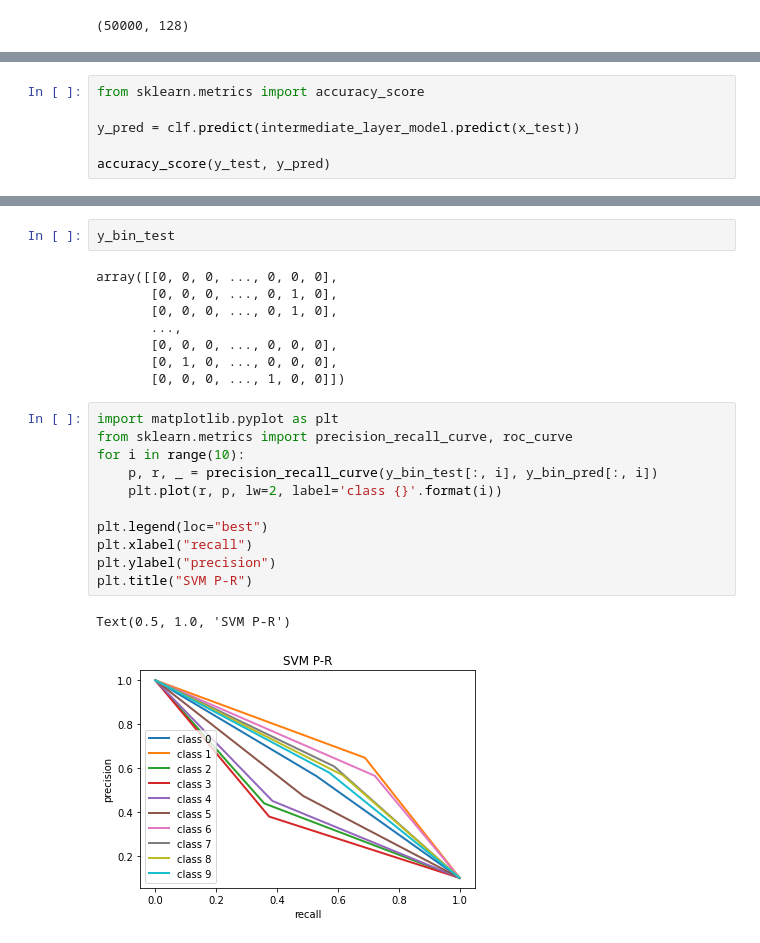
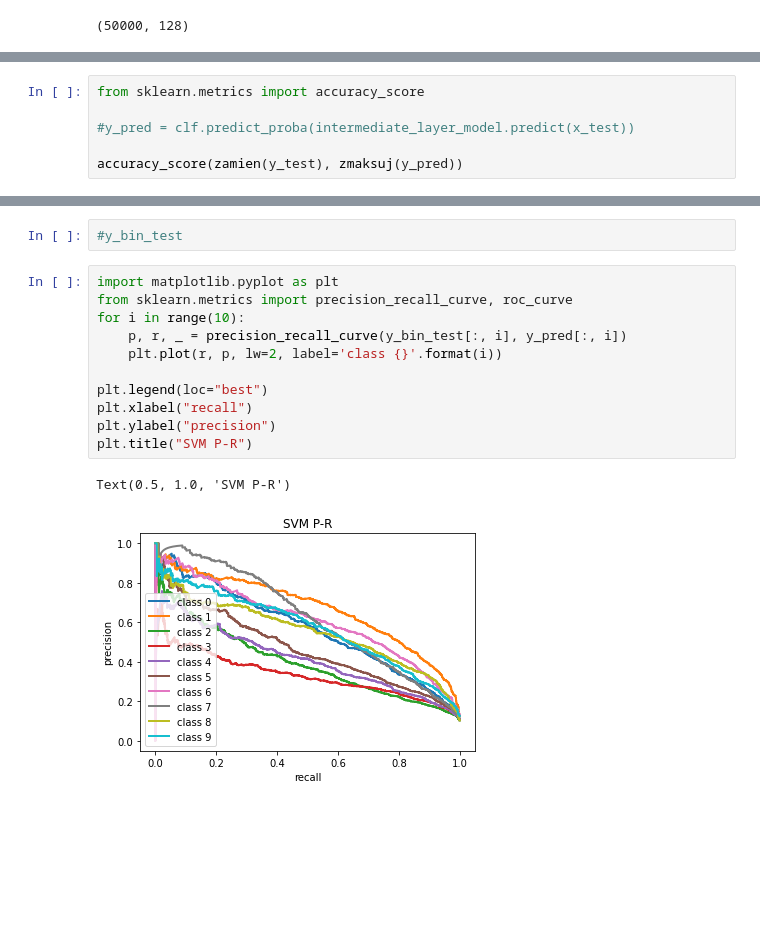
Before and after one commit to dzikilamer/tutorial, a Jupyter notebook: projekt.ipynb, the cells around one changed output, grey strips where cells are left out. Drawn from its saved outputs; the diff is of its cells as text; blank space fills up the shorter version.

Commit message:
Probability SVM

```diff
--- a/projekt.ipynb
+++ b/projekt.ipynb
@@ -178,7 +191,7 @@ SVC(C=1.0, break_ties=False, cache_size=200, class_weight=None, coef0=0.0,
 # %%
 from sklearn.metrics import accuracy_score
 
-y_pred = clf.predict(intermediate_layer_model.predict(x_test))
+#y_pred = clf.predict_proba(intermediate_layer_model.predict(x_test))
 
-accuracy_score(y_test, y_pred)
+accuracy_score(zamien(y_test), zmaksuj(y_pred))
 # %% [output]
@@ -203,26 +208,18 @@ array([[0, 0, 0, ..., 0, 0, 0],
-# %%
-y_bin_test
-# %% [output]
-array([[0, 0, 0, ..., 0, 0, 0],
-       [0, 0, 0, ..., 0, 1, 0],
-       [0, 0, 0, ..., 0, 1, 0],
-       ...,
-       [0, 0, 0, ..., 0, 0, 0],
-       [0, 1, 0, ..., 0, 0, 0],
-       [0, 0, 0, ..., 1, 0, 0]])
+# %%
+#y_bin_test
 # %%
 import matplotlib.pyplot as plt
 from sklearn.metrics import precision_recall_curve, roc_curve
 for i in range(10):
-    p, r, _ = precision_recall_curve(y_bin_test[:, i], y_bin_pred[:, i])
+    p, r, _ = precision_recall_curve(y_bin_test[:, i], y_pred[:, i])
     plt.plot(r, p, lw=2, label='class {}'.format(i))
 
 plt.legend(loc="best")
 plt.xlabel("recall")
 plt.ylabel("precision")
 plt.title("SVM P-R")
 # %% [output]
 Text(0.5, 1.0, 'SVM P-R')
-[figure, old version]
+[figure, new version]
 # %%
 for i in range(10):
```
Also changed, not shown: parts of 12 cells of this notebook.
